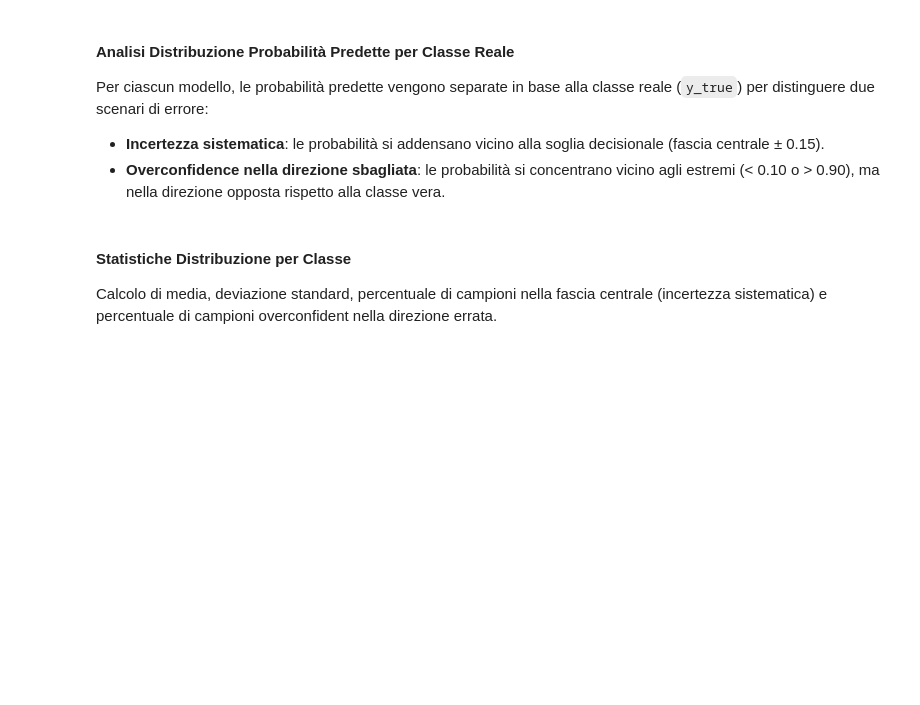
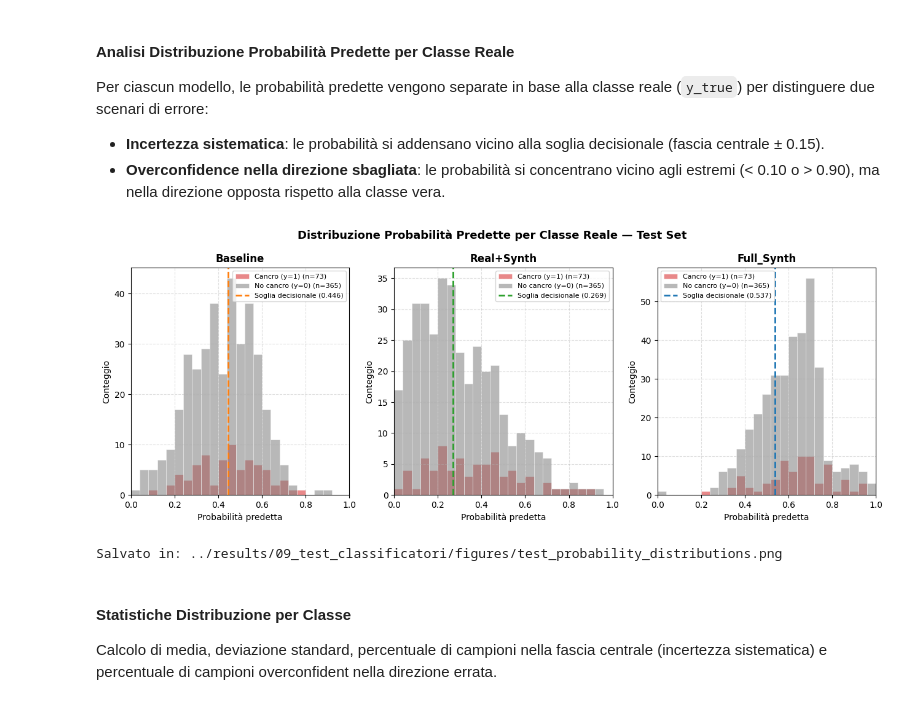
Before and after one commit to MarrasFederico/MammoDiffusion-v1.1, a Jupyter notebook: notebooks/09_Test_Classificatori.ipynb, the cells around one changed output. Drawn from its saved outputs; the diff is of its cells as text; code cells hidden in the pictures; blank space fills up the shorter version.

```diff
--- a/notebooks/09_Test_Classificatori.ipynb
+++ b/notebooks/09_Test_Classificatori.ipynb
@@ -530,7 +564,7 @@ Per ciascun modello, le probabilità predette vengono separate in base alla clas
 # %%
 COLORI_CLASSE    = {1: 'tab:red', 0: 'tab:gray'}
 ETICHETTE_CLASSE = {1: 'Cancro (y=1)', 0: 'No cancro (y=0)'}
-COLORS = {'Baseline': 'tab:orange', 'Real_Synth': 'tab:green', 'Full_Synth': 'tab:blue'}
+COLORS = {'Baseline': 'tab:orange', 'Real+Synth': 'tab:green', 'Full_Synth': 'tab:blue'}
 
 fig, axes = plt.subplots(1, 3, figsize=(13, 5))
 
@@ -544,33 +578,36 @@ for ax, (nome_conf, (probs, soglia)) in zip(axes, CLASSIFICATORI.items()):
             range=(0, 1),
             alpha=0.55,
             color=COLORI_CLASSE[classe],
             label=f"{ETICHETTE_CLASSE[classe]} (n={int(maschera.sum())})",
             edgecolor='white',
             linewidth=0.5,
         )
 
     ax.axvline(
         x=soglia,
         color=COLORS[nome_conf],
         linestyle='--',
         linewidth=2,
         label=f'Soglia decisionale ({soglia:.3f})',
     )
     ax.set_xlim(0, 1)
     ax.set_xlabel('Probabilità predetta')
     ax.set_ylabel('Conteggio')
     ax.set_title(nome_conf, fontweight='bold')
     ax.legend(fontsize=8)
     ax.grid(True, linestyle='--', alpha=0.4)
 
 fig.suptitle('Distribuzione Probabilità Predette per Classe Reale — Test Set',
              fontsize=13, fontweight='bold')
 plt.tight_layout()
 
 dist_path = os.path.join(FIGURES_DIR, 'test_probability_distributions.png')
 fig.savefig(dist_path, dpi=150, bbox_inches='tight')
 plt.show()
 print(f"Salvato in: {dist_path}")
+# %% [output]
+[figure, added]
+Salvato in: ../results/09_test_classificatori/figures/test_probability_distributions.png
 # %% [markdown]
 #### Statistiche Distribuzione per Classe
 
```
Also changed, not shown: parts of 17 cells of this notebook, 1 other file.
